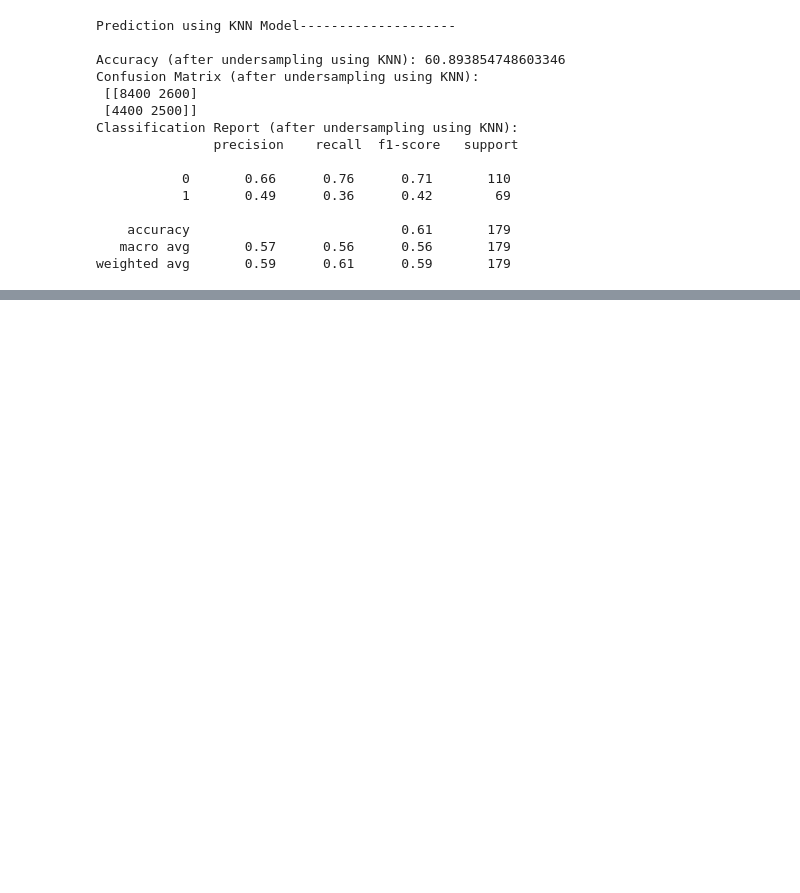
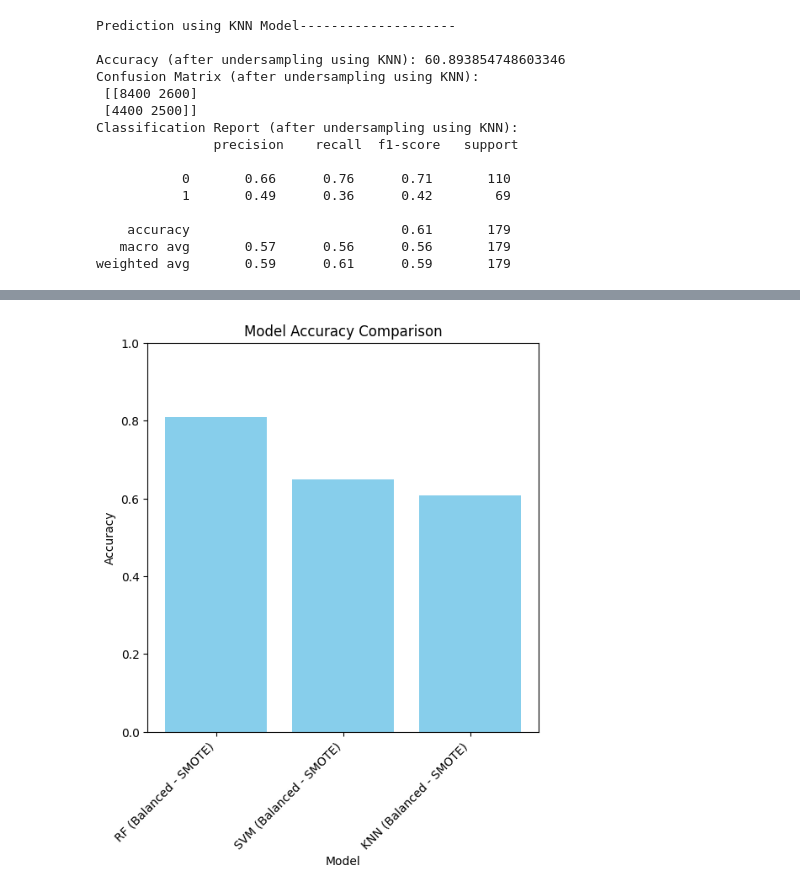
Before and after one commit to alamfaixan/ML-Project-Titanic, a Jupyter notebook: ML_project.ipynb, the cells around one changed output, grey strips where cells are left out. Saved outputs shown, nothing was run; the diff lists cells and outputs as text; code cells hidden in the pictures; blank space fills up the shorter version.

```diff
--- a/ML_project.ipynb
+++ b/ML_project.ipynb
@@ -262,7 +270,7 @@ print("Number of 1s (Survived):", counts[1])
 Number of 0s (Did not survive): 439
 Number of 1s (Survived): 439
 # %%
-Model_bal = RandomForestClassifier(random_state=42)
+Model_bal_RF = RandomForestClassifier(random_state=42)
 # %%
 Model_bal_svm = svm.SVC()
 # %%
@@ -281,7 +289,7 @@ Model_bal_KNN.fit(X_train_bal, Y_train_bal)
 # %% [output]
 KNeighborsClassifier(n_neighbors=10)
 # %%
-y_pred_bal = Model_bal.predict(X_test)
+y_pred_bal_RF = Model_bal.predict(X_test)
 # %%
 y_pred_bal_svm = Model_bal_svm.predict(X_test)
 # %%
@@ -457,0 +609,18 @@ weighted avg       0.59      0.61      0.59       179
+# %%
+accuracy_scores = {
+    'RF (Balanced - SMOTE)': accuracy_score(Y_test, y_pred_bal_RF),
+    'SVM (Balanced - SMOTE)': accuracy_score(Y_test, y_pred_bal_svm),
+    'KNN (Balanced - SMOTE)': accuracy_score(Y_test, y_pred_bal_KNN),
+}
+
+# Plotting the results
+plt.figure(figsize=(6, 6))
+plt.bar(accuracy_scores.keys(), accuracy_scores.values(), color='skyblue')
+plt.xlabel('Model')
+plt.ylabel('Accuracy')
+plt.title('Model Accuracy Comparison')
+plt.xticks(rotation=45, ha='right')
+plt.ylim(0, 1)
+plt.show()
+# %% [output]
+[figure, added]
```
Also changed, not shown: parts of 25 cells of this notebook.
